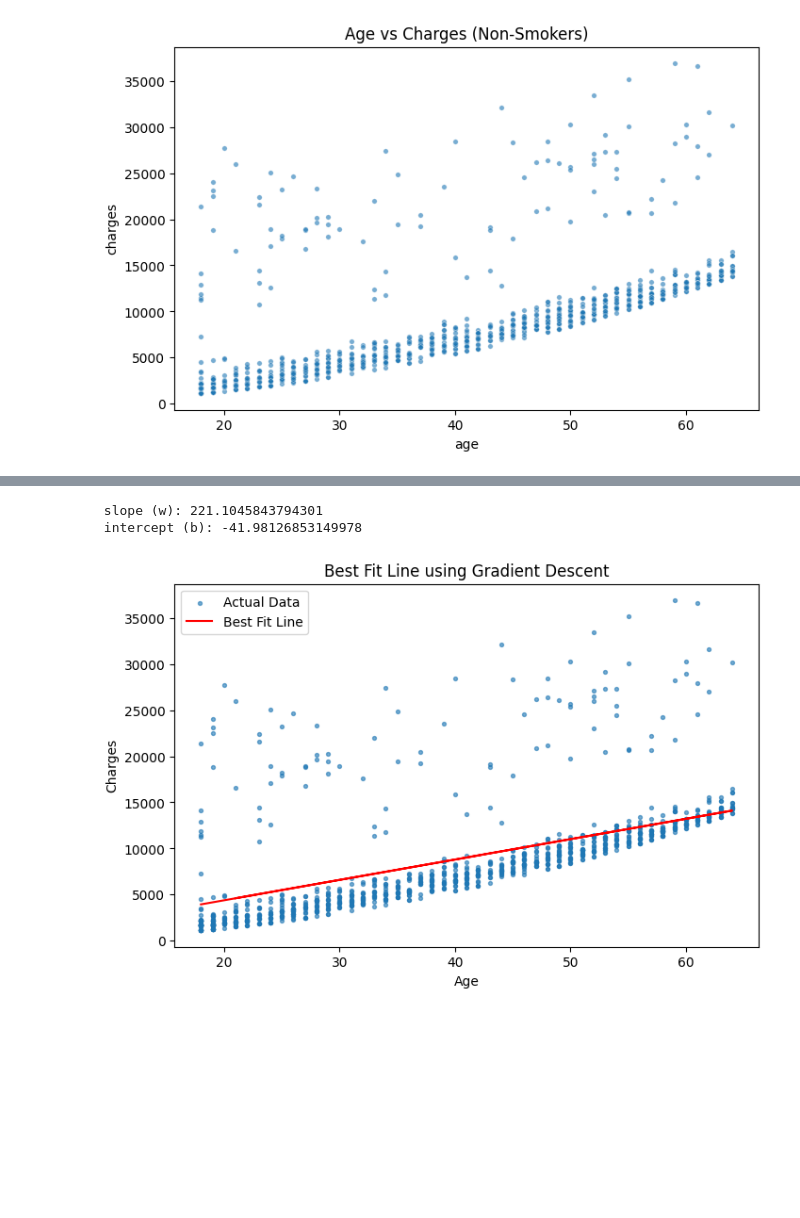
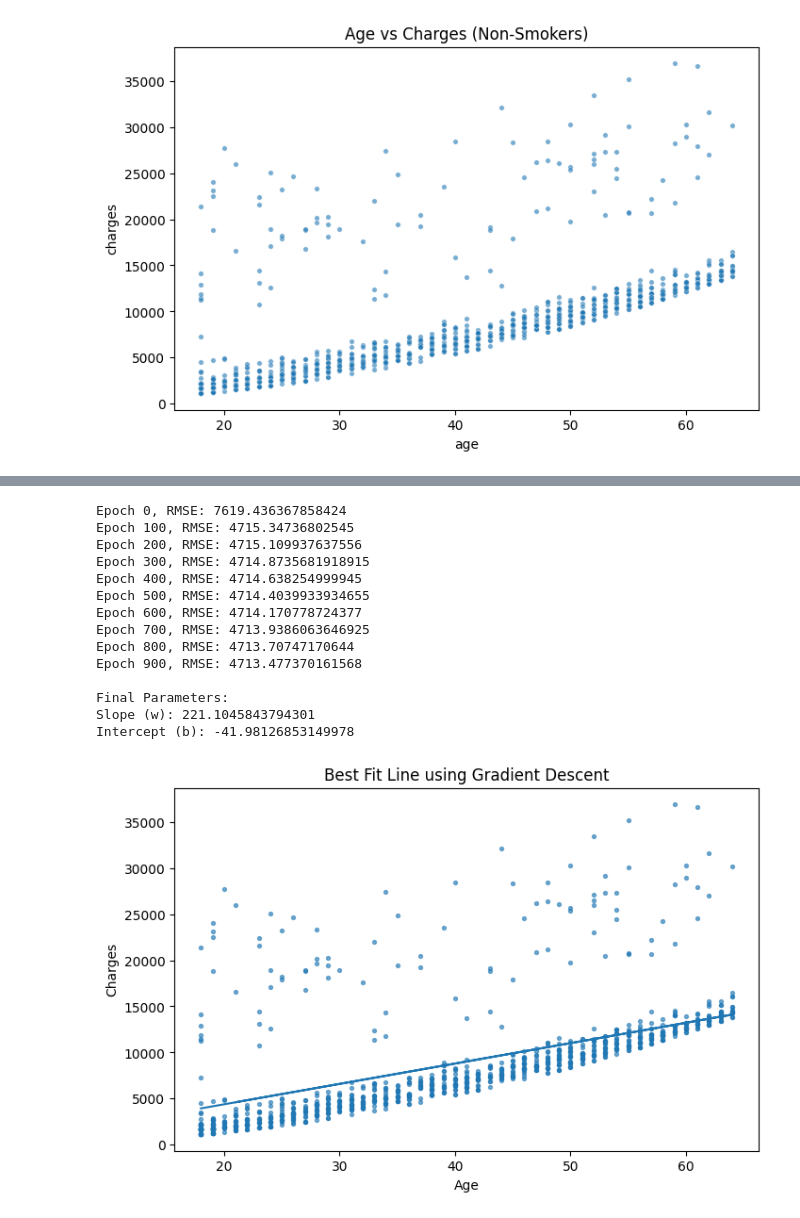
Before and after one commit to Jk222179/MachineLearning2026_JunedKhan, a Jupyter notebook: Labs/lab_3.ipynb, the cells around one changed output, grey strips where cells are left out. Saved outputs shown, nothing was run; the diff lists cells and outputs as text; code cells hidden in the pictures; blank space fills up the shorter version.

```diff
--- a/Labs/lab_3.ipynb
+++ b/Labs/lab_3.ipynb
@@ -52,10 +52,8 @@ def estimate_charges(age,w,b):
 x = non_smokker['age'].values
 y = non_smokker['charges'].values
 # %%
-w = 0
-b = 0
-
-learning_rate = 0.0001
-epochs = 1000
-n = len(x)
+def error_rmse(x, y, w, b):
+    y_pred = estimate_charges(x, w, b)
+    rmse = np.sqrt(np.mean((y - y_pred) ** 2))
+    return rmse
 # %%
@@ -88,23 +83,36 @@ Epoch 900, Loss: 22216890.56253191
 # %%
-print(" slope (w):", w)
-print(" intercept (b):", b)
+def try_prediction(age, w, b):
+    prediction = estimate_charges(age, w, b)
+    print(f"Predicted charge for age {age}: {prediction}")
+    return prediction
-# %% [output]
- slope (w): 221.1045843794301
- intercept (b): -41.98126853149978
 # %%
-plt.figure(figsize=(8,5))
+w, b = try_parameters(x, y)
 
-
-plt.scatter(x, y, s=8, alpha=0.6)
-
-
-plt.plot(x, w*x + b, color='red')
-
-plt.xlabel('Age')
-plt.ylabel('Charges')
-plt.title('Best Fit Line using Gradient Descent')
-plt.legend([ 'Actual Data', 'Best Fit Line'])
-
-plt.show()
+print("\nFinal Parameters:")
+print("Slope (w):", w)
+print("Intercept (b):", b)
 # %% [output]
-[figure, removed]
+Epoch 0, RMSE: 7619.436367858424
+Epoch 100, RMSE: 4715.34736802545
+Epoch 200, RMSE: 4715.109937637556
+Epoch 300, RMSE: 4714.8735681918915
+Epoch 400, RMSE: 4714.638254999945
+Epoch 500, RMSE: 4714.4039933934655
+Epoch 600, RMSE: 4714.170778724377
+Epoch 700, RMSE: 4713.9386063646925
+Epoch 800, RMSE: 4713.70747170644
+Epoch 900, RMSE: 4713.477370161568
+
+Final Parameters:
+Slope (w): 221.1045843794301
+Intercept (b): -41.98126853149978
+# %%
+plt.figure(figsize=(8,5))
+plt.scatter(x, y, s=8, alpha=0.6)
+plt.plot(x, estimate_charges(x, w, b))
+plt.xlabel("Age")
+plt.ylabel("Charges")
+plt.title("Best Fit Line using Gradient Descent")
+plt.show()
+# %% [output]
+[figure, added]
```
Also changed, not shown: parts of 2 cells of this notebook.
